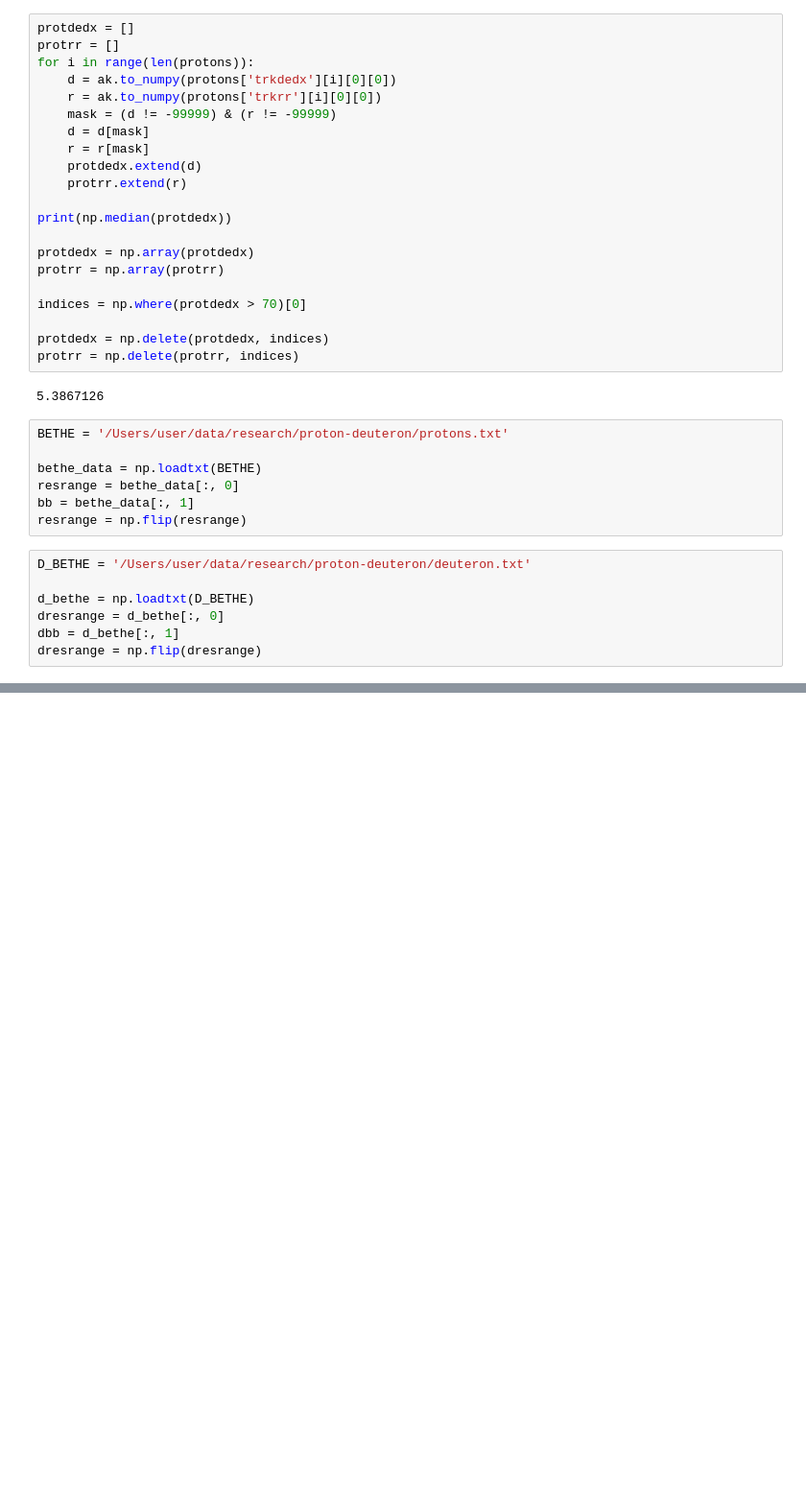
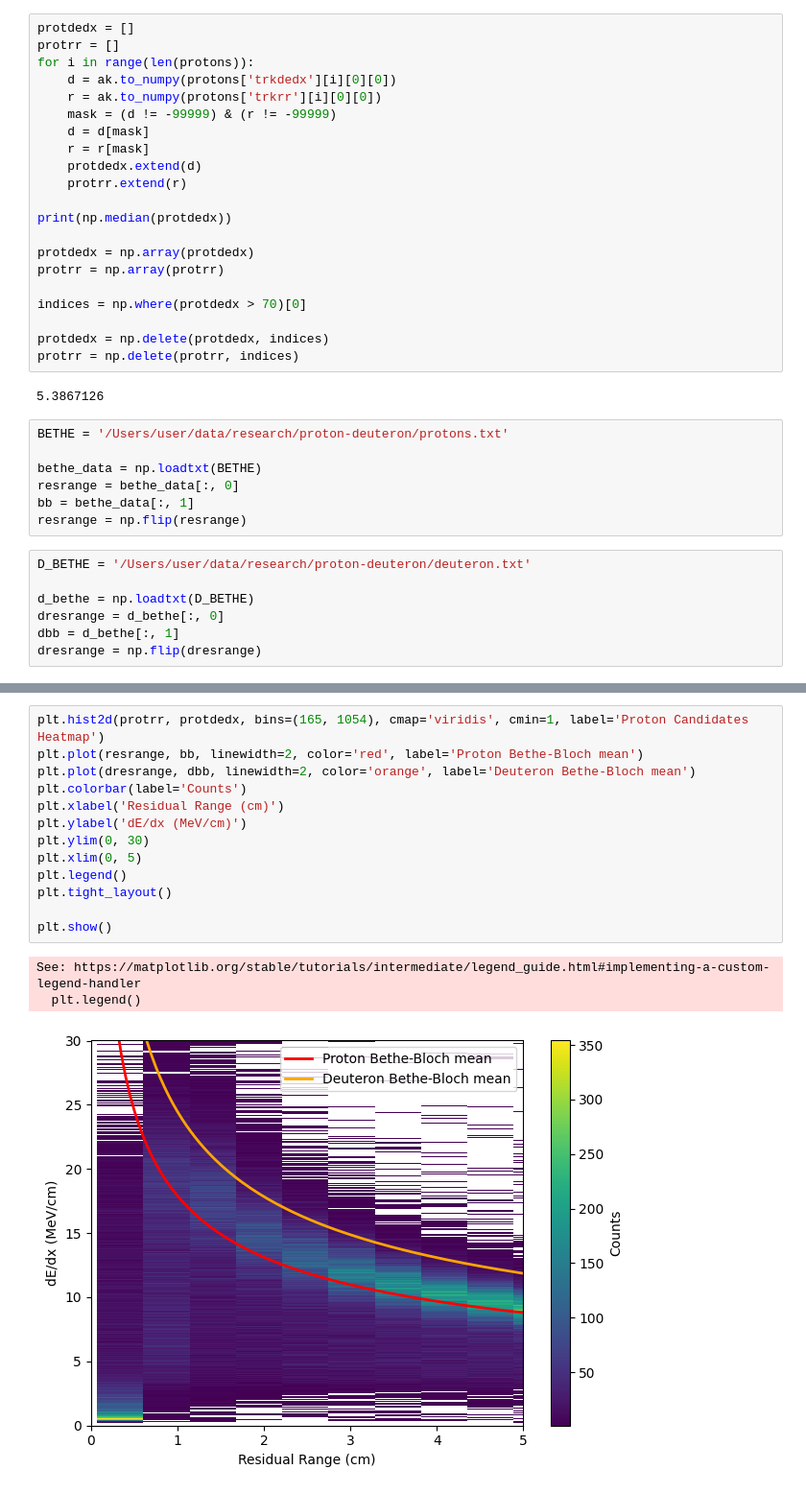
Before and after one commit to mohummudh/proton-deuteron, a Jupyter notebook: analysis/both.ipynb, the cells around one changed output, grey strips where cells are left out. Shown at 96% size. Drawn from its saved outputs; the diff is of its cells as text; blank space fills up the shorter version.

```diff
--- a/analysis/both.ipynb
+++ b/analysis/both.ipynb
@@ -213,0 +214,17 @@ See: https://matplotlib.org/stable/tutorials/intermediate/legend_guide.html#impl
+# %%
+plt.hist2d(protrr, protdedx, bins=(165, 1054), cmap='viridis', cmin=1, label='Proton Candidates Heatmap')
+plt.plot(resrange, bb, linewidth=2, color='red', label='Proton Bethe-Bloch mean')
+plt.plot(dresrange, dbb, linewidth=2, color='orange', label='Deuteron Bethe-Bloch mean')
+plt.colorbar(label='Counts')
+plt.xlabel('Residual Range (cm)')
+plt.ylabel('dE/dx (MeV/cm)')
+plt.ylim(0, 30)
+plt.xlim(0, 5)
+plt.legend()
+plt.tight_layout()
+
+plt.show()
+# %% [output]
+See: https://matplotlib.org/stable/tutorials/intermediate/legend_guide.html#implementing-a-custom-legend-handler
+  plt.legend()
+[figure, added]
```
Also changed, not shown: parts of 2 cells of this notebook, 7 other files.
